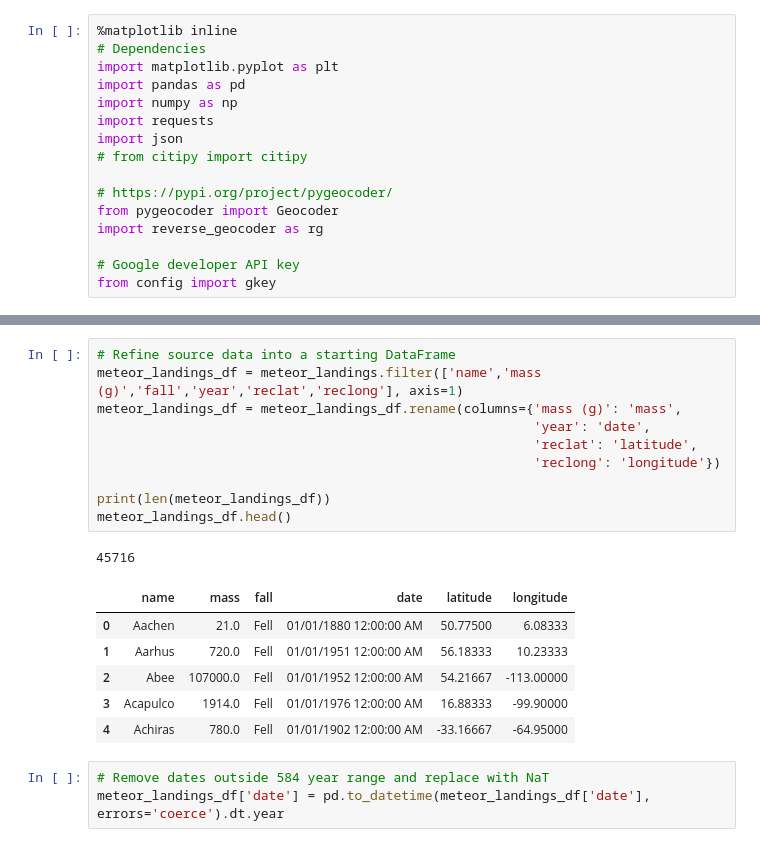
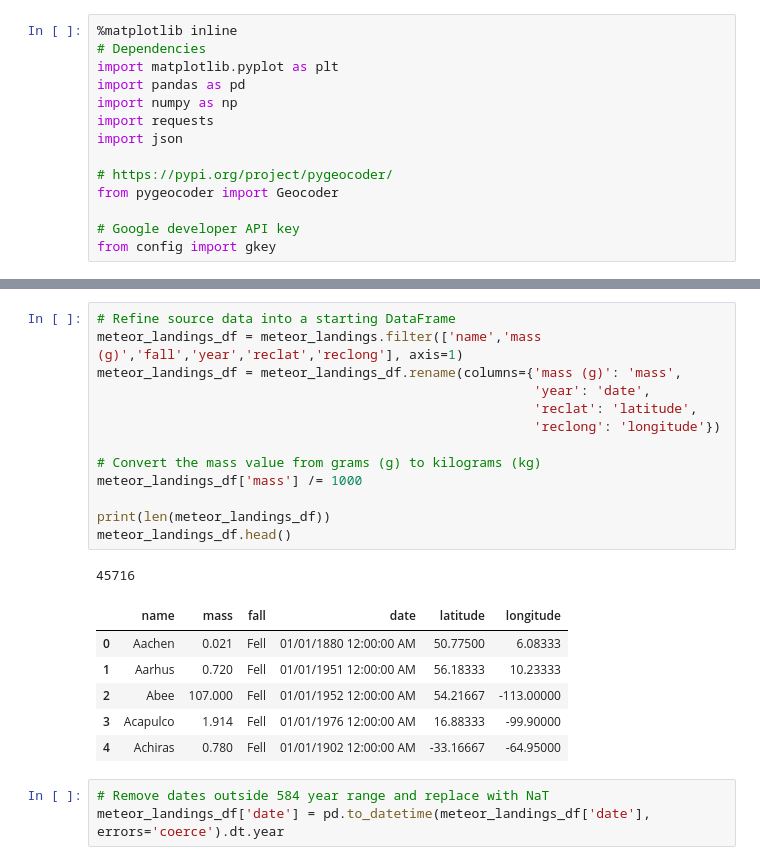
Before and after one commit to KalicoRacer/chicken-little-p1, a Jupyter notebook: project1_notebook.ipynb, the cells around one changed output, grey strips where cells are left out. Cells and saved outputs as stored; diff of their text form.

```diff
--- a/project1_notebook.ipynb
+++ b/project1_notebook.ipynb
@@ -6,11 +6,9 @@ import pandas as pd
 import numpy as np
 import requests
 import json
-# from citipy import citipy
 
 # https://pypi.org/project/pygeocoder/
 from pygeocoder import Geocoder
-import reverse_geocoder as rg
 
 # Google developer API key
 from config import gkey
@@ -31,21 +29,24 @@ meteor_landings.head()
 # %%
 # Refine source data into a starting DataFrame
 meteor_landings_df = meteor_landings.filter(['name','mass (g)','fall','year','reclat','reclong'], axis=1)
 meteor_landings_df = meteor_landings_df.rename(columns={'mass (g)': 'mass',
                                                         'year': 'date',
                                                         'reclat': 'latitude',
                                                         'reclong': 'longitude'})
 
+# Convert the mass value from grams (g) to kilograms (kg)
+meteor_landings_df['mass'] /= 1000
+
 print(len(meteor_landings_df))
 meteor_landings_df.head()
 # %% [output]
 45716
 |  | name | mass | fall | date | latitude | longitude |
-| 0 | Aachen | 21.0 | Fell | 01/01/1880 12:00:00 AM | 50.77500 | 6.08333 |
-| 1 | Aarhus | 720.0 | Fell | 01/01/1951 12:00:00 AM | 56.18333 | 10.23333 |
-| 2 | Abee | 107000.0 | Fell | 01/01/1952 12:00:00 AM | 54.21667 | -113.00000 |
-| 3 | Acapulco | 1914.0 | Fell | 01/01/1976 12:00:00 AM | 16.88333 | -99.90000 |
-| 4 | Achiras | 780.0 | Fell | 01/01/1902 12:00:00 AM | -33.16667 | -64.95000 |
+| 0 | Aachen | 0.021 | Fell | 01/01/1880 12:00:00 AM | 50.77500 | 6.08333 |
+| 1 | Aarhus | 0.720 | Fell | 01/01/1951 12:00:00 AM | 56.18333 | 10.23333 |
+| 2 | Abee | 107.000 | Fell | 01/01/1952 12:00:00 AM | 54.21667 | -113.00000 |
+| 3 | Acapulco | 1.914 | Fell | 01/01/1976 12:00:00 AM | 16.88333 | -99.90000 |
+| 4 | Achiras | 0.780 | Fell | 01/01/1902 12:00:00 AM | -33.16667 | -64.95000 |
 # %%
 # Remove dates outside 584 year range and replace with NaT
 meteor_landings_df['date'] = pd.to_datetime(meteor_landings_df['date'], errors='coerce').dt.year
```
Also changed, not shown: parts of 8 cells of this notebook, 1 other file.
